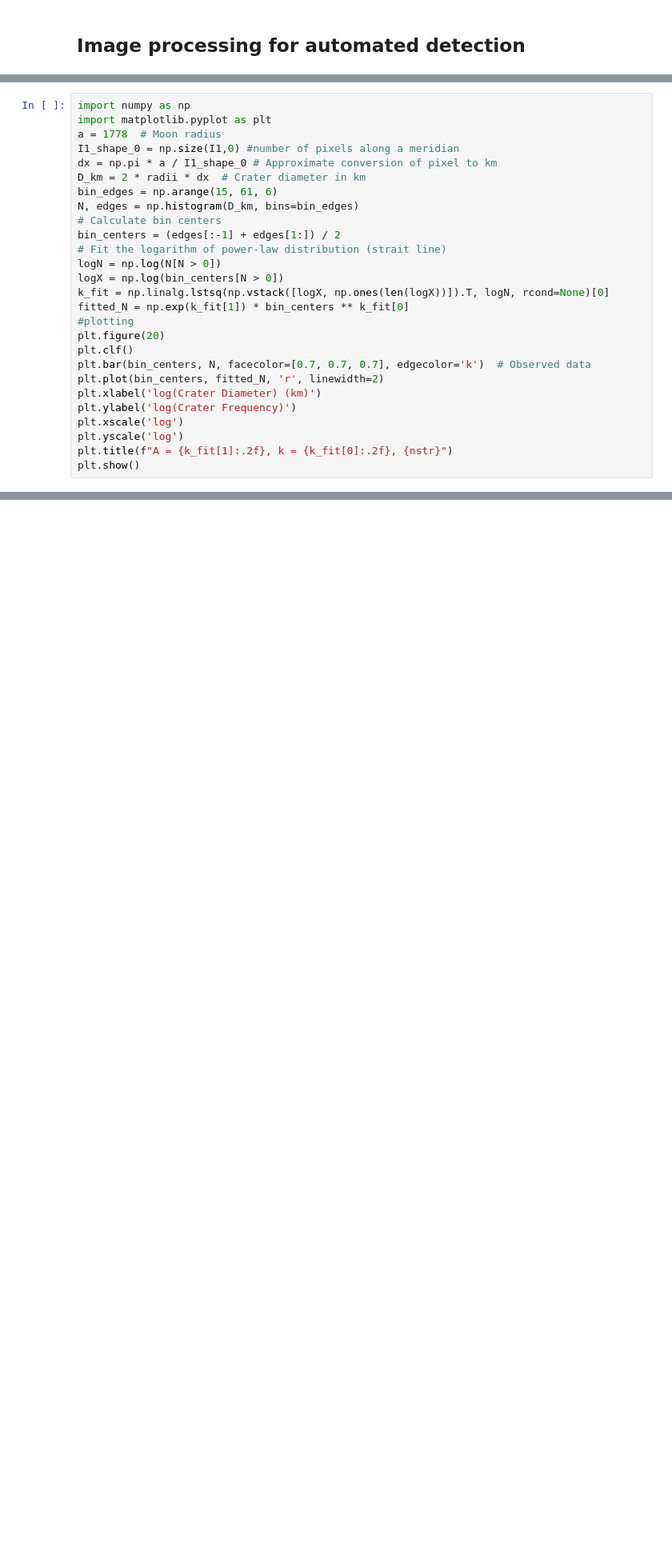
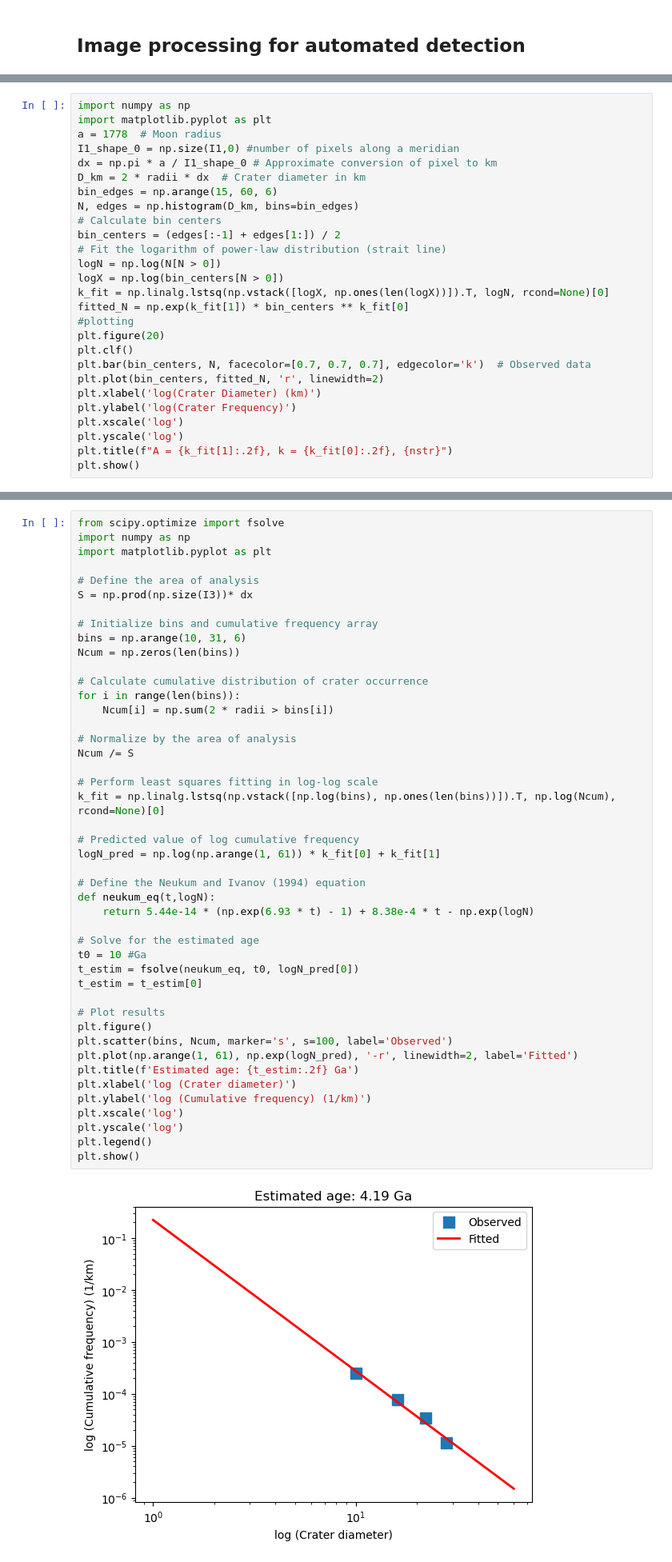
Before and after one commit to 4minakov/practical-data, a Jupyter notebook: Data_Practicals_7.ipynb, the cells around one changed output, grey strips where cells are left out. Shown at 80% size. Saved outputs shown, nothing was run; the diff lists cells and outputs as text; blank space fills up the shorter version.

Commit message:
Added in Jupyter notebook Moon age estimation routine using crater size distribution

```diff
--- a/Data_Practicals_7.ipynb
+++ b/Data_Practicals_7.ipynb
@@ -188,7 +186,7 @@ a = 1778  # Moon radius
 I1_shape_0 = np.size(I1,0) #number of pixels along a meridian
 dx = np.pi * a / I1_shape_0 # Approximate conversion of pixel to km
 D_km = 2 * radii * dx  # Crater diameter in km
-bin_edges = np.arange(15, 61, 6)
+bin_edges = np.arange(15, 60, 6)
 N, edges = np.histogram(D_km, bins=bin_edges)
 # Calculate bin centers
 bin_centers = (edges[:-1] + edges[1:]) / 2
@@ -210,6 +208,53 @@ plt.title(f"A = {k_fit[1]:.2f}, k = {k_fit[0]:.2f}, {nstr}")
 plt.show()
 # %% [output]
 [figure]
+# %%
+from scipy.optimize import fsolve
+import numpy as np
+import matplotlib.pyplot as plt
+
+# Define the area of analysis
+S = np.prod(np.size(I3))* dx
+
+# Initialize bins and cumulative frequency array
+bins = np.arange(10, 31, 6)
+Ncum = np.zeros(len(bins))
+
+# Calculate cumulative distribution of crater occurrence
+for i in range(len(bins)):
+    Ncum[i] = np.sum(2 * radii > bins[i])
+
+# Normalize by the area of analysis
+Ncum /= S
+
+# Perform least squares fitting in log-log scale
+k_fit = np.linalg.lstsq(np.vstack([np.log(bins), np.ones(len(bins))]).T, np.log(Ncum), rcond=None)[0]
+
+# Predicted value of log cumulative frequency
+logN_pred = np.log(np.arange(1, 61)) * k_fit[0] + k_fit[1]
+
+# Define the Neukum and Ivanov (1994) equation
+def neukum_eq(t,logN):
+    return 5.44e-14 * (np.exp(6.93 * t) - 1) + 8.38e-4 * t - np.exp(logN)
+
+# Solve for the estimated age
+t0 = 10 #Ga
+t_estim = fsolve(neukum_eq, t0, logN_pred[0])
+t_estim = t_estim[0]
+
+# Plot results
+plt.figure()
+plt.scatter(bins, Ncum, marker='s', s=100, label='Observed')
+plt.plot(np.arange(1, 61), np.exp(logN_pred), '-r', linewidth=2, label='Fitted')
+plt.title(f'Estimated age: {t_estim:.2f} Ga')
+plt.xlabel('log (Crater diameter)')
+plt.ylabel('log (Cumulative frequency) (1/km)')
+plt.xscale('log')
+plt.yscale('log')
+plt.legend()
+plt.show()
+# %% [output]
+[figure, added]
 # %% [markdown]
 <a id="5"></a>
 ## Summary
```
Also changed, not shown: parts of 4 cells of this notebook.
